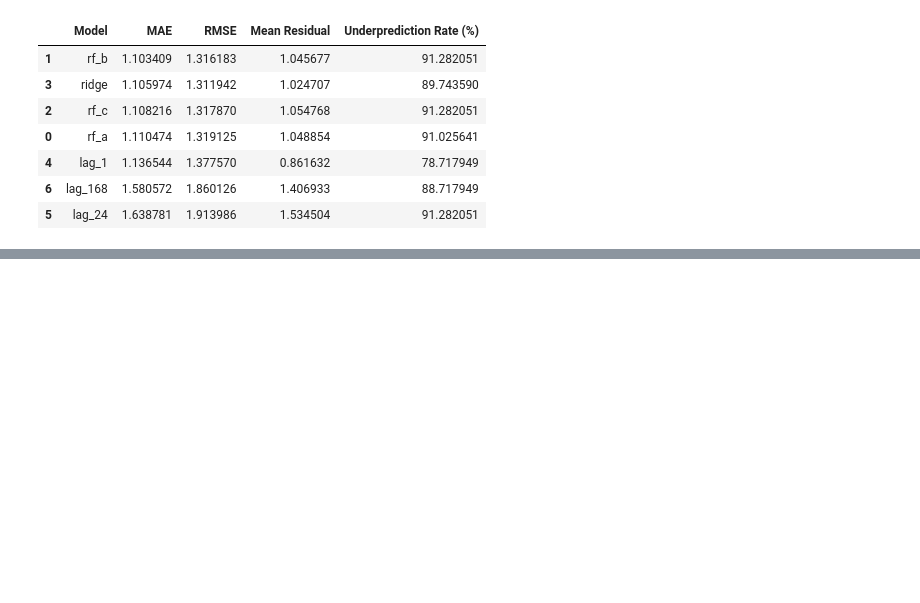
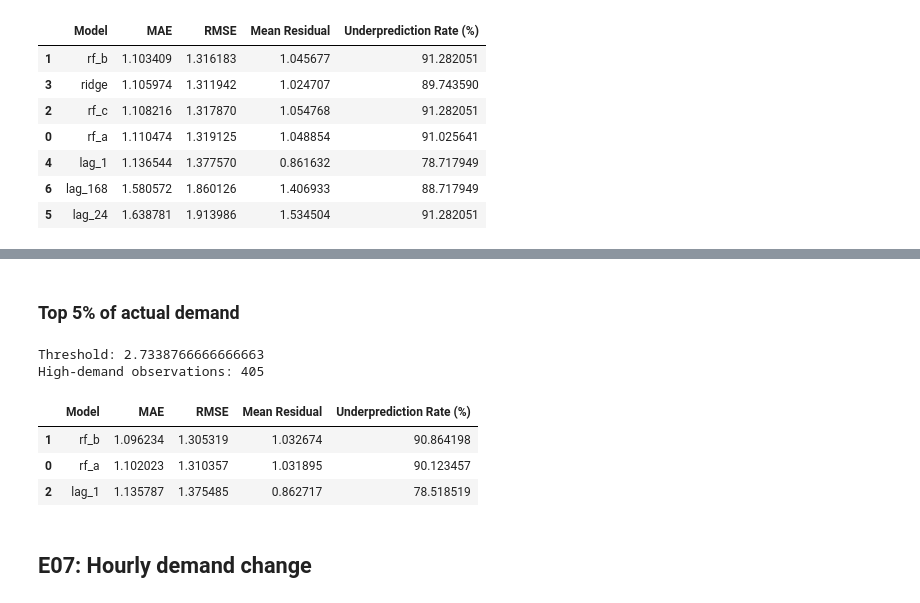
Before and after one commit to akeight/gridpulse, a Jupyter notebook: notebooks/random_forest.ipynb, the cells around one changed output, grey strips where cells are left out. Drawn from its saved outputs; the diff is of its cells as text; code cells hidden in the pictures; blank space fills up the shorter version.

```diff
--- a/notebooks/random_forest.ipynb
+++ b/notebooks/random_forest.ipynb
@@ -1088,0 +1158,8 @@ high_demand_results_exp_df.sort_values("MAE")
+# %%
+X_train_e06_b_encoded = encode_calendar(
+    X_train_e06_b
+)
+
+X_val_e06_b_encoded = encode_calendar(
+    X_val_e06_b
+)
@@ -1088,0 +1250,39 @@ high_demand_results_exp_df.sort_values("MAE")
+# %% [markdown]
+### Top 5% of actual demand
+# %%
+threshold_e06 = comparison_e06["target_kw"].quantile(0.95)
+
+high_demand_e06 = comparison_e06[
+    comparison_e06["target_kw"] >= threshold_e06
+].copy()
+
+print("Threshold:", threshold_e06)
+print("High-demand observations:", len(high_demand_e06))
+# %% [output]
+Threshold: 2.7338766666666663
+High-demand observations: 405
+# %%
+high_demand_results_e06 = []
+
+for model in ["rf_a", "rf_b", "lag_1"]:
+    actual = high_demand_e06["target_kw"]
+    predicted = high_demand_e06[model]
+
+    residual = actual - predicted
+
+    high_demand_results_e06.append({
+        "Model": model,
+        "MAE": mean_absolute_error(actual, predicted),
+        "RMSE": np.sqrt(mean_squared_error(actual, predicted)),
+        "Mean Residual": residual.mean(),
+        "Underprediction Rate (%)": (residual > 0).mean() * 100
+    })
+
+pd.DataFrame(high_demand_results_e06).sort_values("MAE")
+# %% [output]
+|  | Model | MAE | RMSE | Mean Residual | Underprediction Rate (%) |
+| 1 | rf_b | 1.096234 | 1.305319 | 1.032674 | 90.864198 |
+| 0 | rf_a | 1.102023 | 1.310357 | 1.031895 | 90.123457 |
+| 2 | lag_1 | 1.135787 | 1.375485 | 0.862717 | 78.518519 |
+# %% [markdown]
+## E07: Hourly demand change
```
Also changed, not shown: parts of 20 cells of this notebook, 2 other files.
